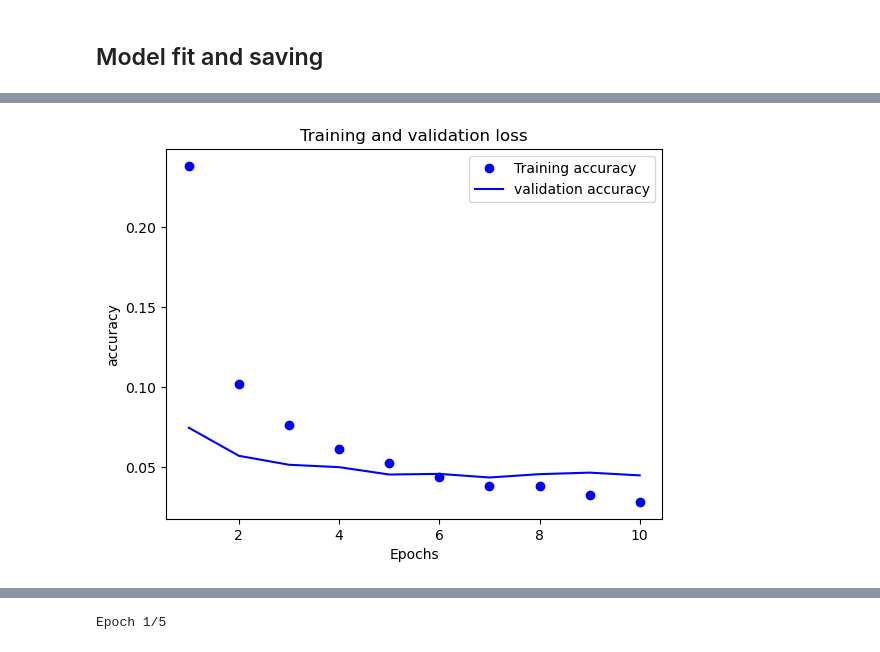
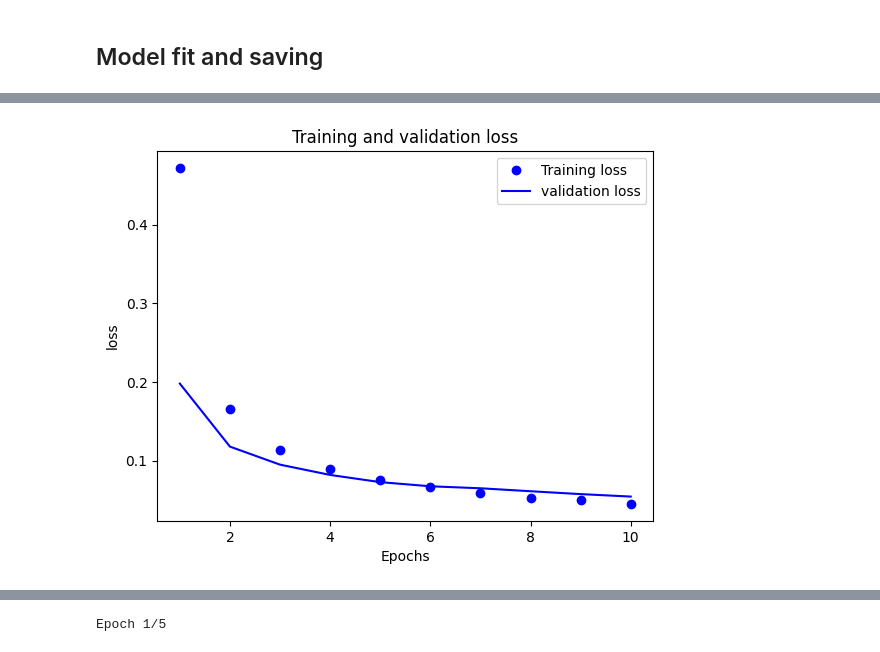
Before and after one commit to prysykes/adversarialAttacks23, a Jupyter notebook: FGSM.ipynb, the cells around one changed output, grey strips where cells are left out. Saved outputs shown, nothing was run; the diff lists cells and outputs as text; code cells hidden in the pictures.

```diff
--- a/FGSM.ipynb
+++ b/FGSM.ipynb
@@ -106,7 +110,7 @@ class MNISTClassifier(tf.keras.Model):
         self.max_pool2 = tf.keras.layers.MaxPooling2D(pool_size=(2, 2))
         self.flatten = tf.keras.layers.Flatten()
         self.dropout1 = tf.keras.layers.Dropout(0.25)
-        self.dense1 = tf.keras.layers.Dense(128, activation='relu')
+        self.dense1 = tf.keras.layers.Dense(128, activation='sigmoid')
         self.dropout2 = tf.keras.layers.Dropout(0.5)
         self.dense2 = tf.keras.layers.Dense(10)
         self.layers_list = [self.conv1, self.max_pool1, self.conv2, self.max_pool2,
@@ -244,7 +246,7 @@ INFO:tensorflow:Assets written to: MNISTClassifier/assets
 # %%
 loss_values = custom_history.history["loss"]
 val_loss_values = custom_history.history["val_loss"]
-plot_loss_acc(loss_values, val_loss_values, type='accuracy',  plt_title="Training and validation loss")
+plot_loss_acc(loss_values, val_loss_values, type='loss',  plt_title="Training and validation loss")
 # %% [output]
-[figure, old version]
+[figure, new version]
 # %%
```
Also changed, not shown: parts of 17 cells of this notebook, 12 other files.
